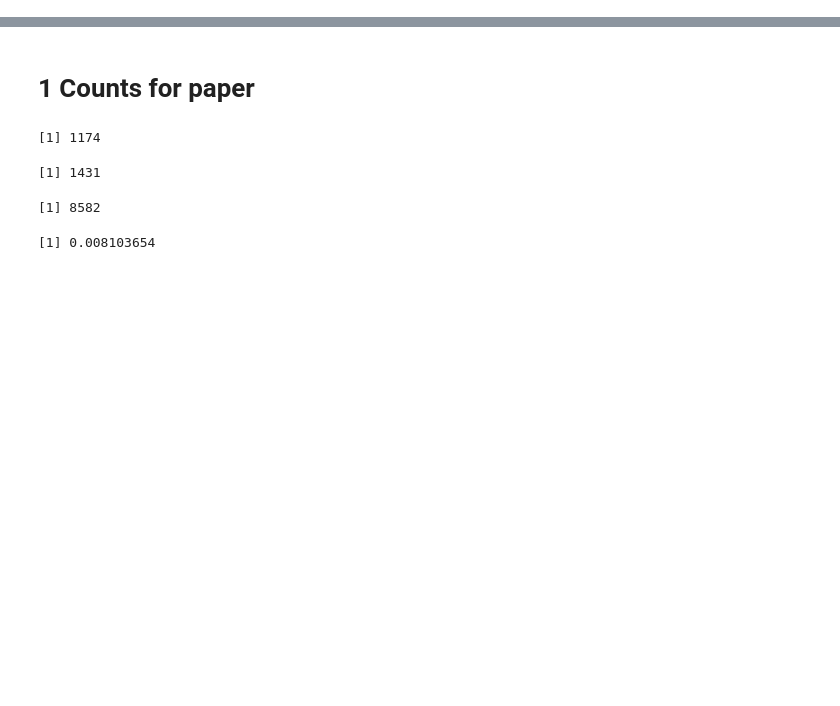
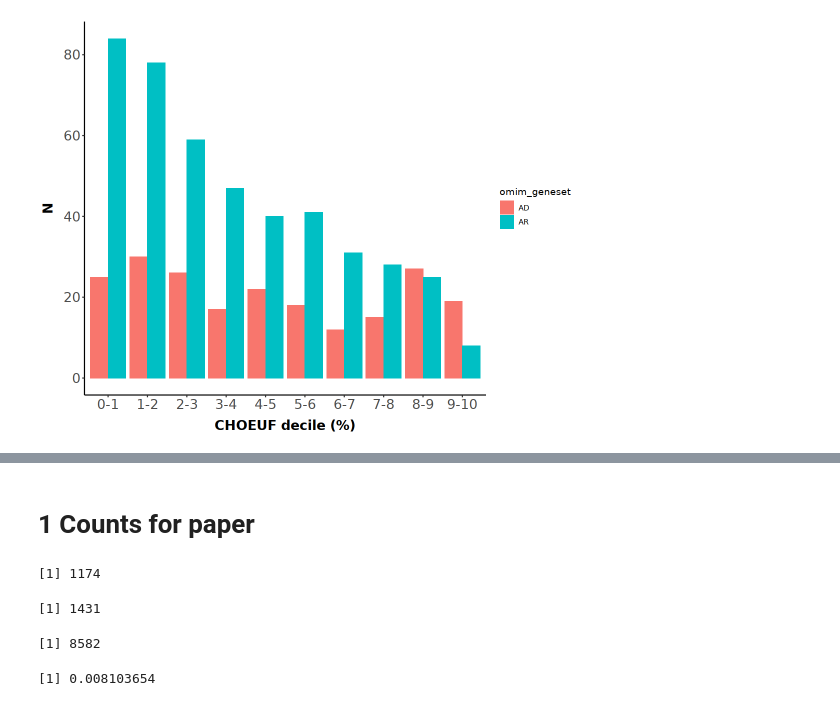
Before and after one commit to frhl/wes_ko_ukbb, a Jupyter notebook: notebooks/220825_transfer_figure2_plots.ipynb, the cells around one changed output, grey strips where cells are left out. Cells and saved outputs as stored; diff of their text form; code cells hidden in the pictures; blank space fills up the shorter version.

```diff
--- a/notebooks/220825_transfer_figure2_plots.ipynb
+++ b/notebooks/220825_transfer_figure2_plots.ipynb
@@ -34,0 +248,25 @@ fancy_scientific <- function(l) {
+# %%
+options(repr.plot.width=9, repr.plot.height=7)
+d_plot <- d[!is.na(d$omim_geneset),]
+d_plot <- d_plot[!is.na(d_plot$CHOEUF),]
+d_plot <- d_plot[]
+ggplot(d_plot, aes(x=CHOEUF_decile, fill=omim_geneset)) +
+    geom_bar(position='dodge') +
+    scale_y_continuous(breaks=scales::pretty_breaks(n=5)) +
+    ylab("N") +
+    xlab("CHOEUF decile (%)") +
+    theme_classic() +
+    theme(
+        legend.position = "right",
+        strip.text = element_text(size=16),
+        axis.text=element_text(size=16),
+        axis.title=element_text(size=16,face="bold"),
+        axis.title.x = element_text(margin=ggplot2::margin(t=10)),
+        axis.title.y = element_text(margin=ggplot2::margin(r=10)),
+        plot.title = element_text(hjust=0.5),
+        panel.grid.major = element_blank(),
+        panel.grid.minor = element_blank(),
+        panel.background = element_blank()
+    )
+# %% [output]
+[figure, added]
```
Also changed, not shown: parts of 37 cells of this notebook, 12 other files.
